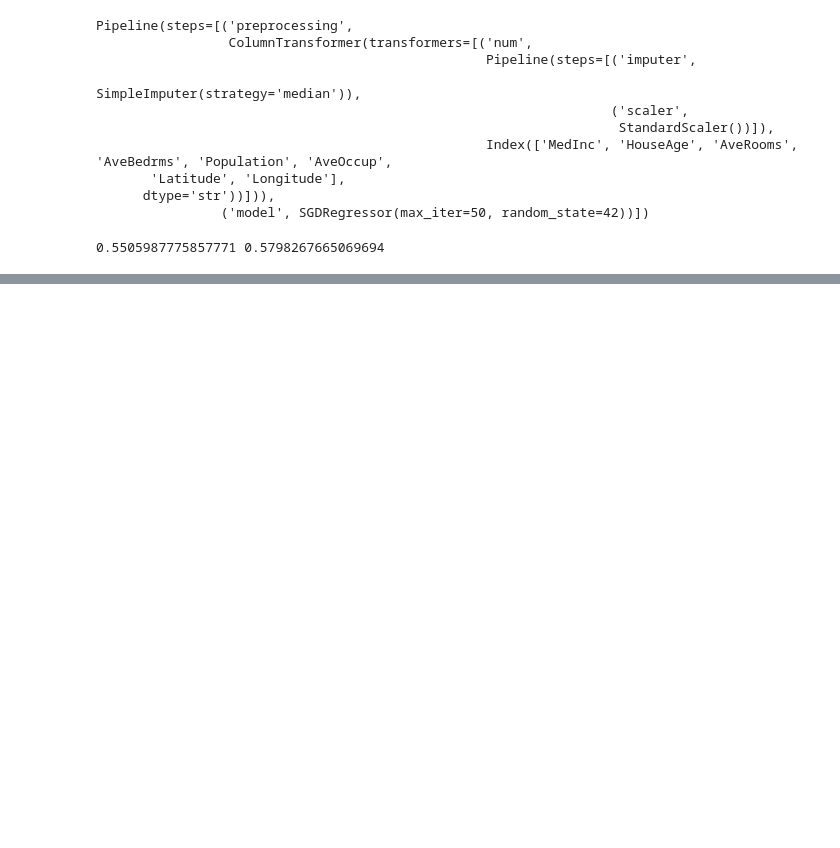
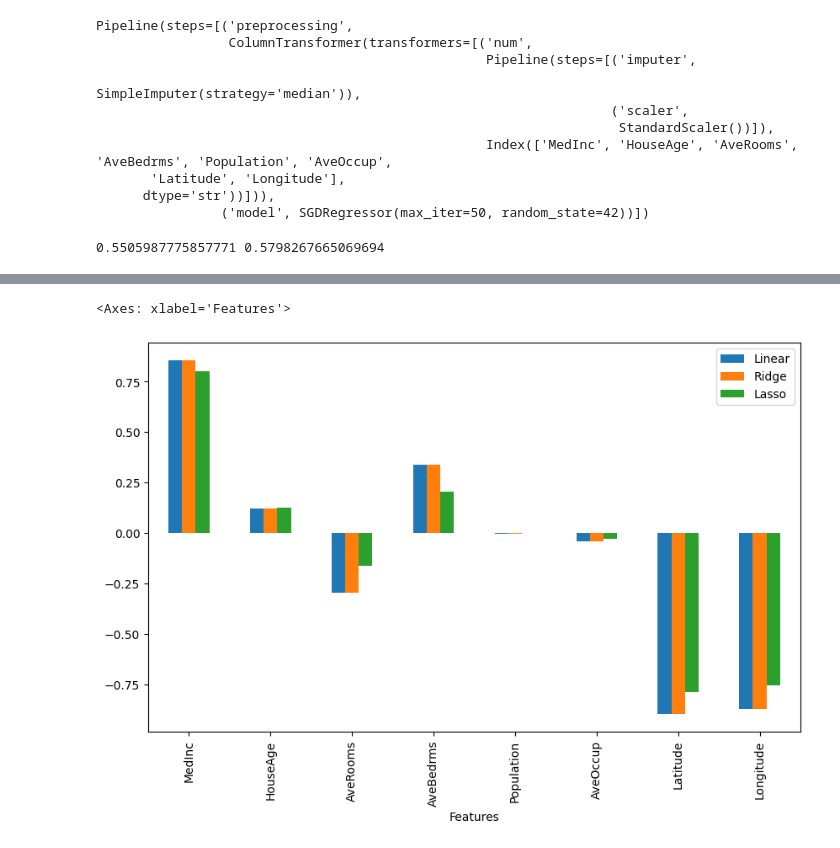
Before and after one commit to Nilakshi-05/house-price-prediction, a Jupyter notebook: notebooks/02_modeling.ipynb, the cells around one changed output, grey strips where cells are left out. Drawn from its saved outputs; the diff is of its cells as text; code cells hidden in the pictures; blank space fills up the shorter version.

```diff
--- a/notebooks/02_modeling.ipynb
+++ b/notebooks/02_modeling.ipynb
@@ -86,0 +110,8 @@ print(rmse_sgd, r2_sgd)
+# %%
+ridge_coef = ridge_model.named_steps["model"].coef_
+coef_df = pd.DataFrame({
+    "Features" : X_train.columns,
+    "Linear" : linear_regression.named_steps["model"].coef_,
+    "Ridge" : ridge_coef
+})
+coef_df
@@ -86,0 +157,5 @@ print(rmse_sgd, r2_sgd)
+# %%
+lasso_coef = lasso_model.named_steps["model"].coef_
+coef_df["Lasso"] = lasso_coef
+print(np.sum(lasso_coef == 0))
+coef_df
@@ -87,2 +173,7 @@ print(rmse_sgd, r2_sgd)
+# %%
+coef_df.set_index("Features").plot(kind = "bar", figsize = (10,6))
+# %% [output]
+<Axes: xlabel='Features'>
+[figure, added]
 # %%
 pd.DataFrame({
```
Also changed, not shown: parts of 10 cells of this notebook.
